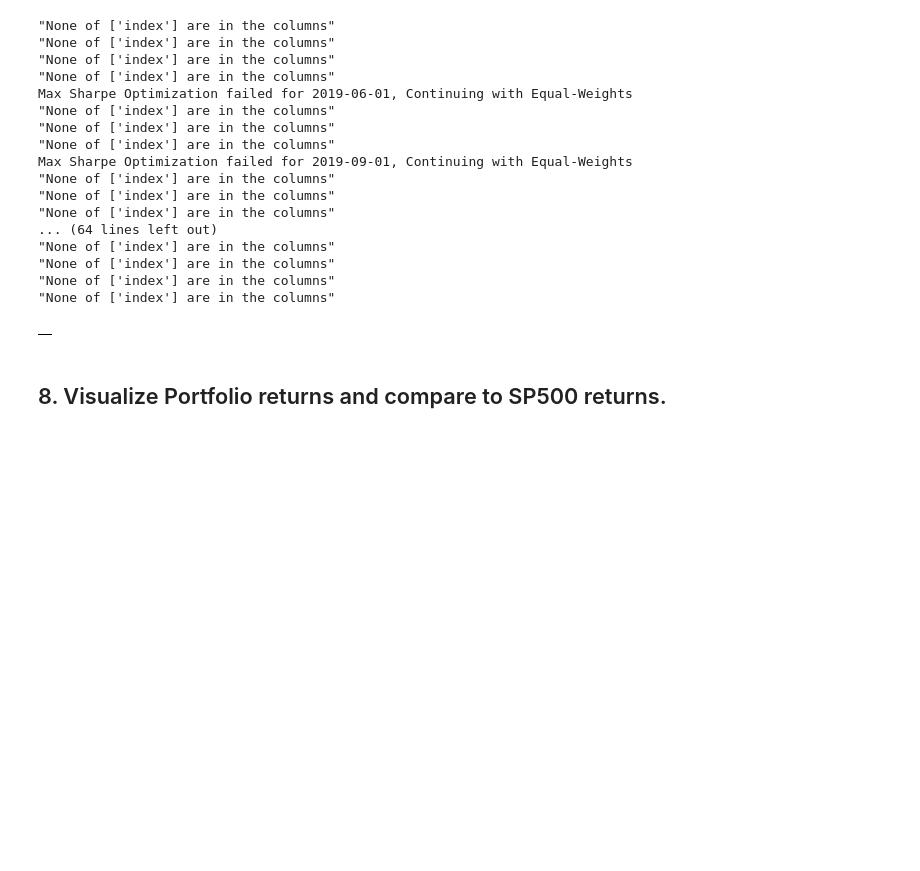
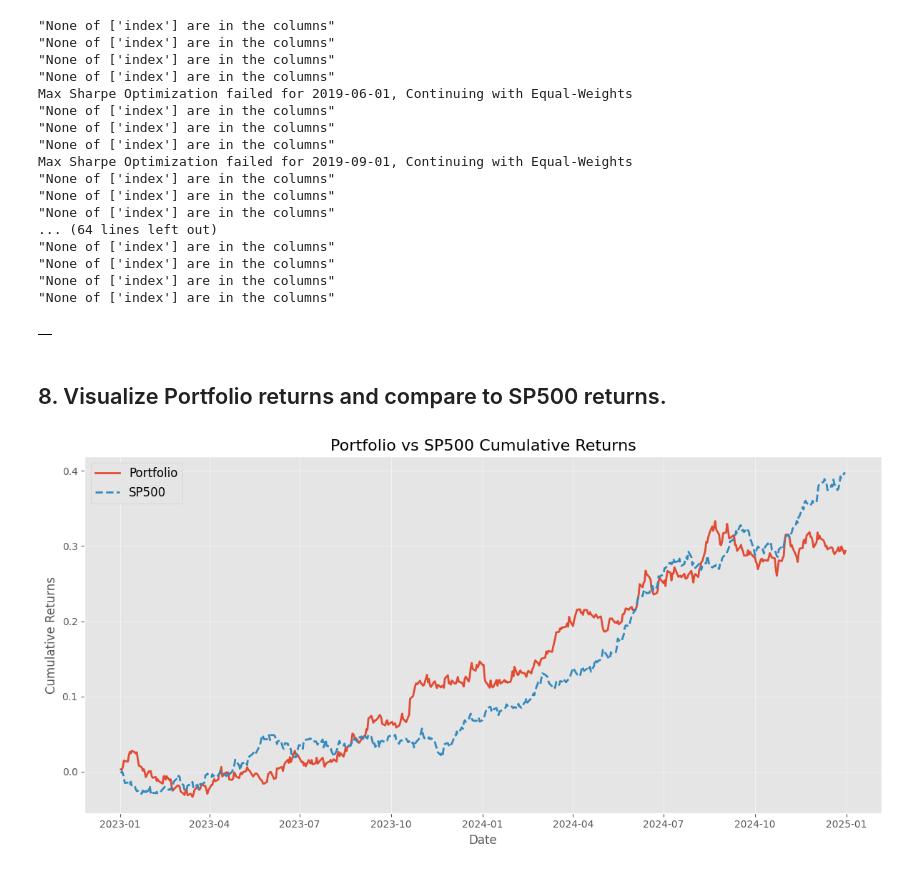
Before and after one commit to kobayashi1987/capstone, a Jupyter notebook: python/Algorithmic_Trading_Machine_Learning.ipynb, the cells around one changed output. Cells and saved outputs as stored; diff of their text form; code cells hidden in the pictures; blank space fills up the shorter version.

```diff
--- a/python/Algorithmic_Trading_Machine_Learning.ipynb
+++ b/python/Algorithmic_Trading_Machine_Learning.ipynb
@@ -636,3 +644,39 @@ Max Sharpe Optimization failed for 2019-09-01, Continuing with Equal-Weights
 |  |
 # %% [markdown]
 ## 8. Visualize Portfolio returns and compare to SP500 returns.
+# %%
+
+# Simulate portfolio and SP500 returns
+np.random.seed(42)  # For reproducibility
+
+# Generate random strategy returns and SP500 returns
+dates = pd.date_range(start="2023-01-01", end="2024-12-31", freq="B")  # Business days
+portfolio_returns = np.random.normal(loc=0.0005, scale=0.005, size=len(dates))  # Simulated daily returns
+sp500_returns = np.random.normal(loc=0.0004, scale=0.004, size=len(dates))  # Simulated daily returns
+
+# Cumulative Returns Calculation
+portfolio_cum_returns = np.cumprod(1 + portfolio_returns) - 1
+sp500_cum_returns = np.cumprod(1 + sp500_returns) - 1
+
+# Create a DataFrame for plotting
+returns_df = pd.DataFrame({
+    "Date": dates,
+    "Portfolio": portfolio_cum_returns,
+    "SP500": sp500_cum_returns
+}).set_index("Date")
+
+# Plot the Portfolio vs SP500 Returns
+plt.figure(figsize=(12, 6))
+plt.plot(returns_df.index, returns_df["Portfolio"], label="Portfolio", linewidth=2)
+plt.plot(returns_df.index, returns_df["SP500"], label="SP500", linewidth=2, linestyle="--")
+plt.title("Portfolio vs SP500 Cumulative Returns", fontsize=16)
+plt.xlabel("Date", fontsize=12)
+plt.ylabel("Cumulative Returns", fontsize=12)
+plt.legend(fontsize=12)
+plt.grid(alpha=0.5)
+plt.tight_layout()
+
+# Show plot
+plt.show()
+# %% [output]
+[figure, added]
```
Also changed, not shown: parts of 40 cells of this notebook, 4 other files.
